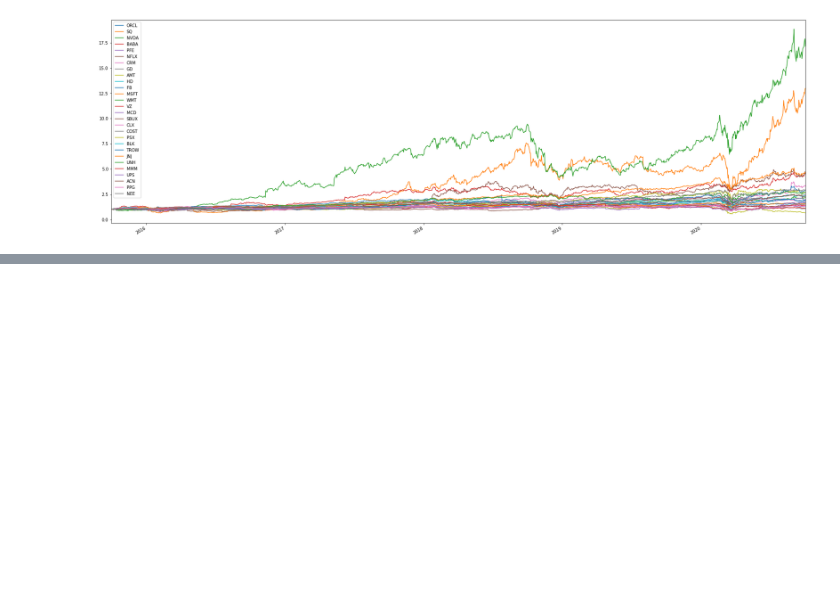
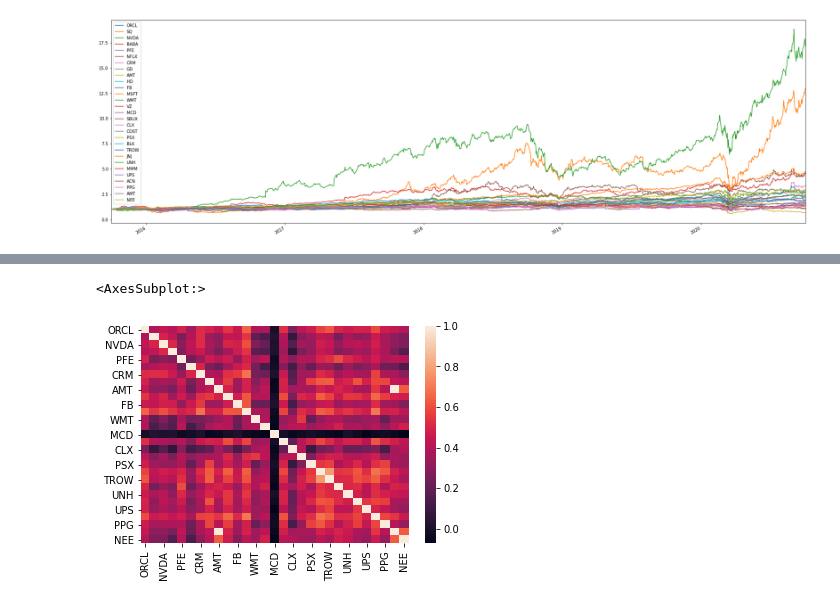
Before and after one commit to Philabraham2/Project-1, a Jupyter notebook: CSVs/concat_csvs.ipynb, the cells around one changed output, grey strips where cells are left out. Cells and saved outputs as stored; diff of their text form; code cells hidden in the pictures; blank space fills up the shorter version.

Commit message:
adding script with correlation heatmap

```diff
--- a/CSVs/concat_csvs.ipynb
+++ b/CSVs/concat_csvs.ipynb
@@ -111,5 +99,5 @@ portfolio.to_csv(r'raw_portfolio.csv', index=True, header=True)
 # %%
-portfolio_daily=portfolio.pct_change()
+portfolio_daily=combined_2.pct_change()
 portfolio_daily.dropna()
 # %% [output]
 |  | ORCL | SQ | NVDA | BABA | PFE | NFLX | CRM | GD | AMT | HD | ... | ... |
@@ -147,3 +135,6 @@ portfolio_cumulative.plot(figsize=(30,10))
 # %% [output]
 <AxesSubplot:>
 [figure]
+# %%
+correlation = portfolio_daily.corr()
+correlation
@@ -149,0 +160,6 @@ portfolio_cumulative.plot(figsize=(30,10))
+# %%
+import seaborn as sns
+sns.heatmap(correlation)
+# %% [output]
+<AxesSubplot:>
+[figure, added]
```
Also changed, not shown: parts of 8 cells of this notebook.
